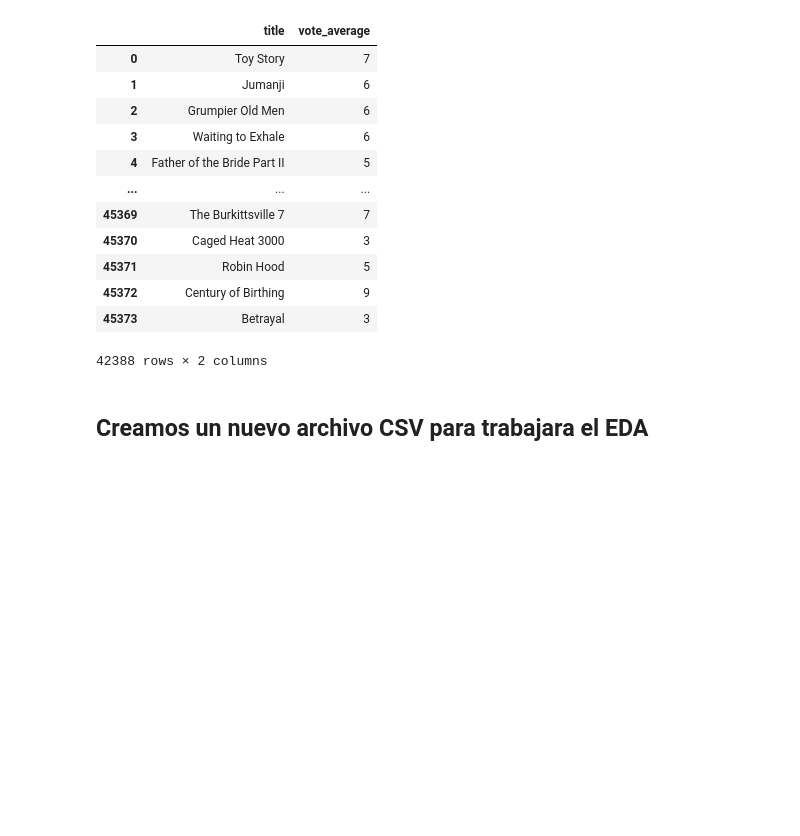
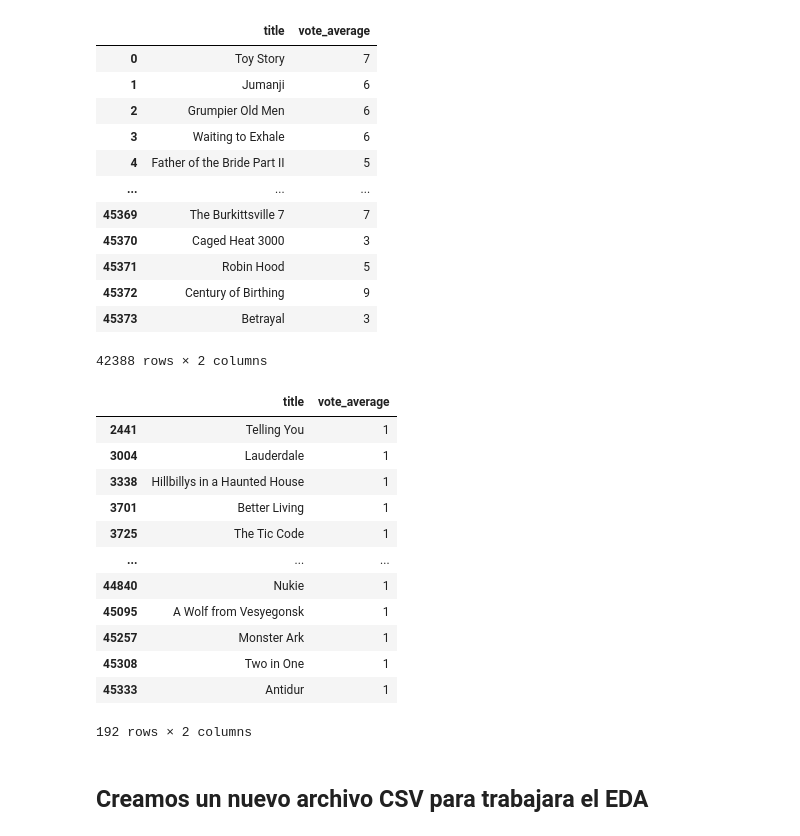
Before and after one commit to Aljiquita/Henry_Job, a Jupyter notebook: Analisis_exploratorio_datos.ipynb, the cells around one changed output. Drawn from its saved outputs; the diff is of its cells as text; code cells hidden in the pictures; blank space fills up the shorter version.

```diff
--- a/Analisis_exploratorio_datos.ipynb
+++ b/Analisis_exploratorio_datos.ipynb
@@ -274,6 +274,23 @@ df
 | 45372 | Century of Birthing | 9 |
 | 45373 | Betrayal | 3 |
 42388 rows × 2 columns
+# %%
+dfp = df[["title", 'vote_average']][df["vote_average"] == 1]
+dfp
+# %% [output]
+|  | title | vote_average |
+| 2441 | Telling You | 1 |
+| 3004 | Lauderdale | 1 |
+| 3338 | Hillbillys in a Haunted House | 1 |
+| 3701 | Better Living | 1 |
+| 3725 | The Tic Code | 1 |
+| ... | ... | ... |
+| 44840 | Nukie | 1 |
+| 45095 | A Wolf from Vesyegonsk | 1 |
+| 45257 | Monster Ark | 1 |
+| 45308 | Two in One | 1 |
+| 45333 | Antidur | 1 |
+192 rows × 2 columns
 # %% [markdown]
 ## Creamos un nuevo archivo CSV para trabajara el EDA
 # %%
```
Also changed, not shown: 1 other file.
